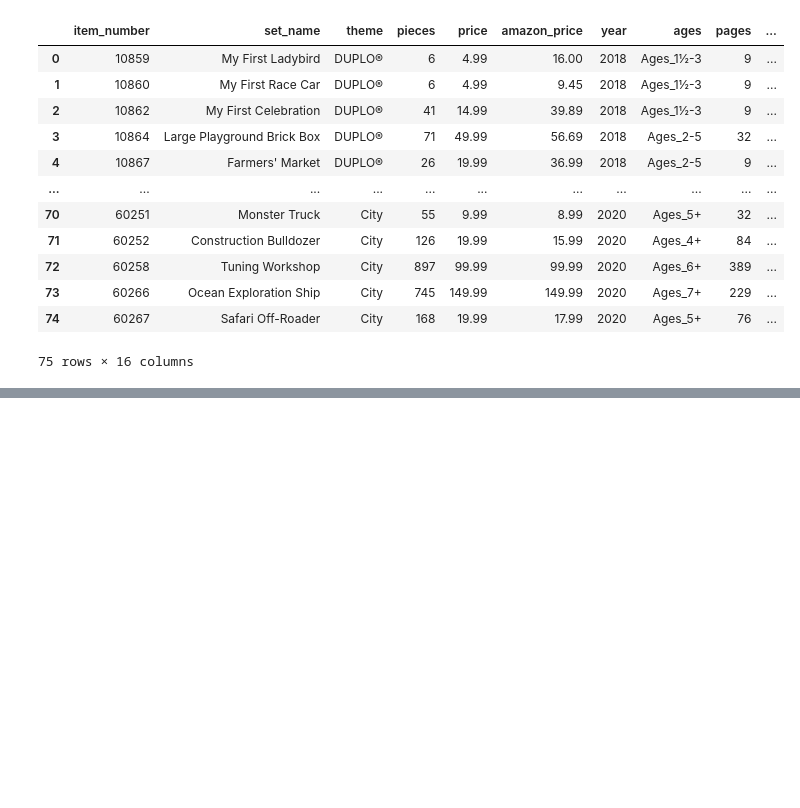
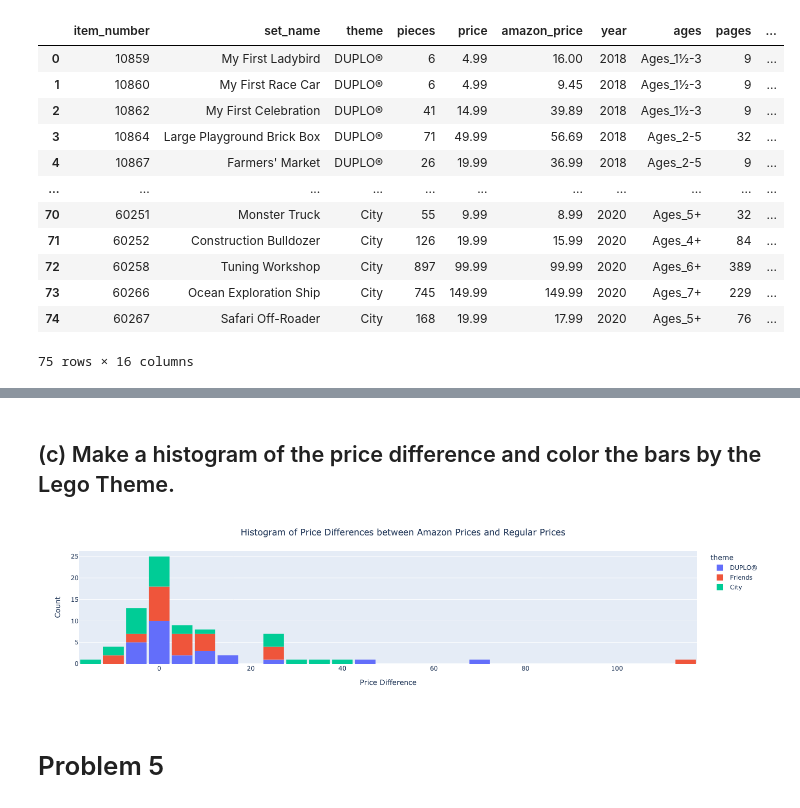
Before and after one commit to 3N1C0/DATA101_Elias_Code, a Jupyter notebook: EXAM_1/Exam_1.ipynb, the cells around one changed output, grey strips where cells are left out. Cells and saved outputs as stored; diff of their text form; code cells hidden in the pictures; blank space fills up the shorter version.

```diff
--- a/EXAM_1/Exam_1.ipynb
+++ b/EXAM_1/Exam_1.ipynb
@@ -269,4 +235,4 @@ ValueError: Value of 'x' is not the name of a column in 'data_frame'. Expected o
 # %%
-#DF_price = DF_price.groupby('theme')
-#DF_price['pieces'].describe()
+DF_price = DF_price.groupby('theme')
+DF_price['price_difference'].describe()
 # %% [output]
@@ -273,0 +252,18 @@ AttributeError: 'DataFrameGroupBy' object has no attribute 'groupby'
+# %% [markdown]
+## (c) Make a histogram of the price difference and color the bars by the Lego Theme.
+# %%
+fig = px.histogram(DF_price,
+                   nbins = 30,
+                   x='price_difference',
+                   color = 'theme')
+
+fig.update_layout(bargap=0.1,
+                  title='Histogram of Price Differences between Amazon Prices and Regular Prices',
+                  xaxis_title = 'Price Difference',
+                  yaxis_title = 'Count',
+                  title_x=0.5)
+fig.show()
+# %% [output]
+[figure, added]
+# %% [markdown]
+# Problem 5
```
Also changed, not shown: parts of 73 cells of this notebook.
